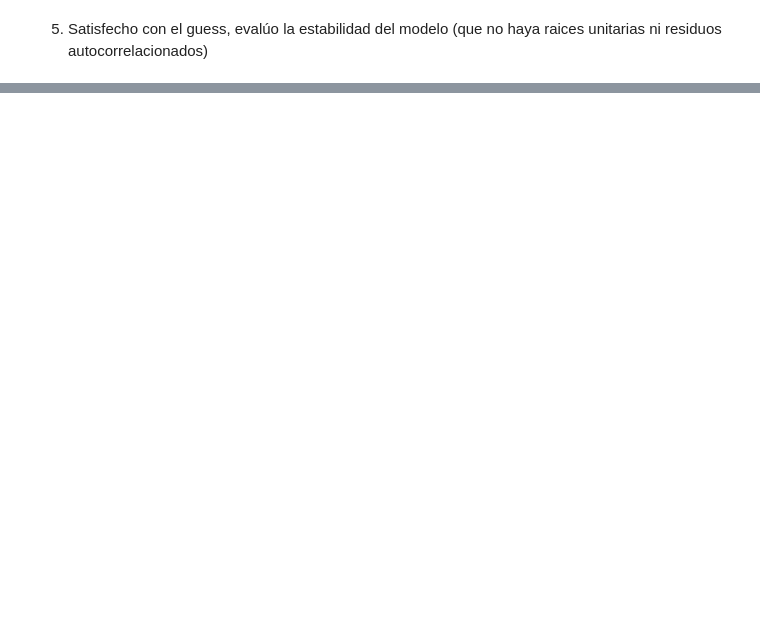
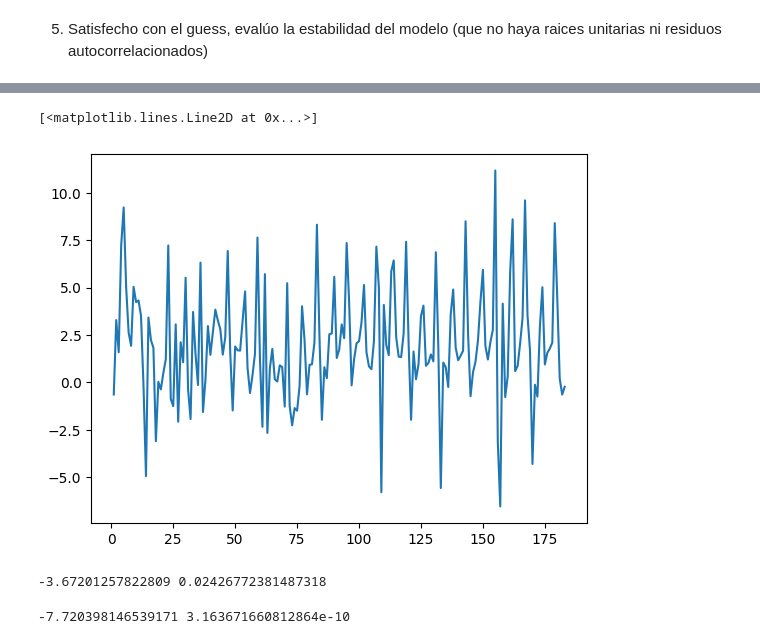
Before and after one commit to felipeaguirre66/UDESA-estocastico, a Jupyter notebook: Clase 10/Parcialito/parcialito.ipynb, the cells around one changed output, grey strips where cells are left out. Saved outputs shown, nothing was run; the diff lists cells and outputs as text; code cells hidden in the pictures; blank space fills up the shorter version.

```diff
--- a/Clase 10/Parcialito/parcialito.ipynb
+++ b/Clase 10/Parcialito/parcialito.ipynb
@@ -360,0 +525,21 @@ print(result_var.test_causality("RBER_AR_sd6", ["RBER_AR_detrended"], kind="f"))
+# %%
+plt.plot(df['crec_m'])
+# %% [output]
+[<matplotlib.lines.Line2D at 0x...>]
+[figure, added]
+# %%
+# Rechazo H0: la serie es estacionaria
+
+y = df['crec_m'].dropna()
+adf = adfuller(y, regression='ct', autolag='AIC')  # autolag='t-stat' sería NG-Perron
+print(adf[0], adf[1])
+# %% [output]
+-3.67201257822809 0.02426772381487318
+# %%
+# Con regression='ct'rechazo (evidencia de estacionariedad), así que le saco la tendencia
+
+y = df['inflacion'].dropna()
+adf = adfuller(y, regression='ct', autolag='AIC')  # autolag='t-stat' sería NG-Perron
+print(adf[0], adf[1])
+# %% [output]
+-7.720398146539171 3.163671660812864e-10
```
Also changed, not shown: parts of 33 cells of this notebook, 4 other files.
